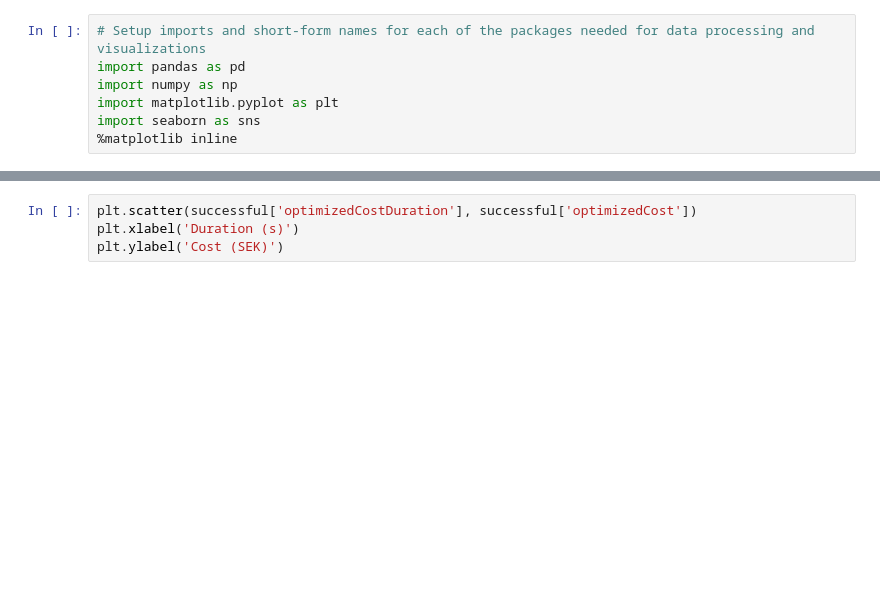
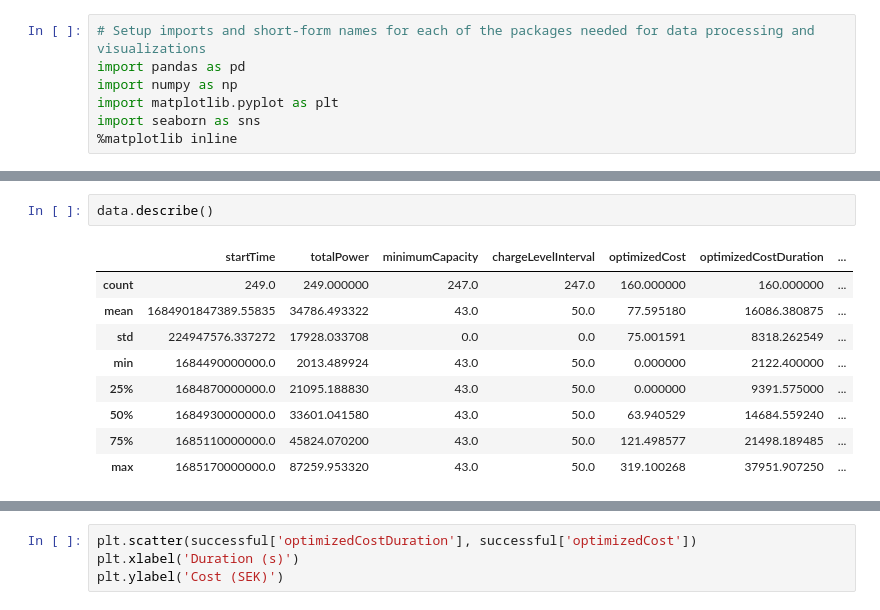
Before and after one commit to mattlehrer/ev-routing-experiment-analysis, a Jupyter notebook: analysis.ipynb, the cells around one changed output, grey strips where cells are left out. Saved outputs shown, nothing was run; the diff lists cells and outputs as text; blank space fills up the shorter version.

```diff
--- a/analysis.ipynb
+++ b/analysis.ipynb
@@ -63,5 +63,17 @@ endTime                            33
 error                               1
 dtype: int64
+# %%
+data.describe()
+# %% [output]
+|  | startTime | totalPower | minimumCapacity | chargeLevelInterval | optimizedCost | optimizedCostDuration | ... |
+| count | 249.0 | 249.000000 | 247.0 | 247.0 | 160.000000 | 160.000000 | ... |
+| mean | 1684901847389.55835 | 34786.493322 | 43.0 | 50.0 | 77.595180 | 16086.380875 | ... |
+| std | 224947576.337272 | 17928.033708 | 0.0 | 0.0 | 75.001591 | 8318.262549 | ... |
+| min | 1684490000000.0 | 2013.489924 | 43.0 | 50.0 | 0.000000 | 2122.400000 | ... |
+| 25% | 1684870000000.0 | 21095.188830 | 43.0 | 50.0 | 0.000000 | 9391.575000 | ... |
+| 50% | 1684930000000.0 | 33601.041580 | 43.0 | 50.0 | 63.940529 | 14684.559240 | ... |
+| 75% | 1685110000000.0 | 45824.070200 | 43.0 | 50.0 | 121.498577 | 21498.189485 | ... |
+| max | 1685170000000.0 | 87259.953320 | 43.0 | 50.0 | 319.100268 | 37951.907250 | ... |
 # %%
 successful = data[data['optimizedDuration'].notnull()]
 successful.info()
```
Also changed, not shown: parts of 25 cells of this notebook, 1 other file.
